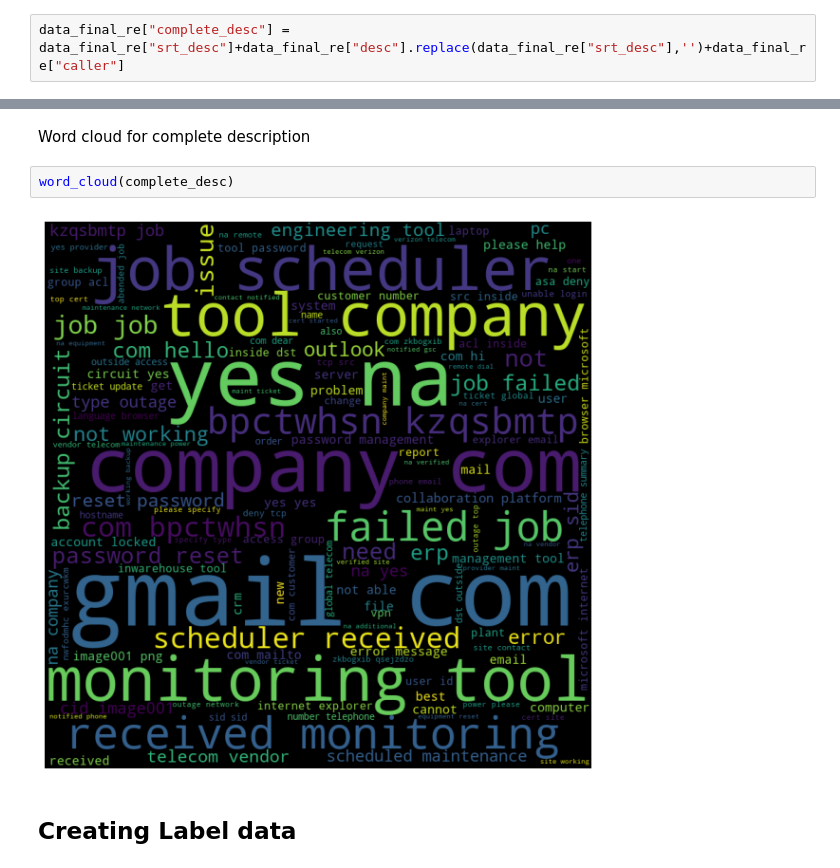
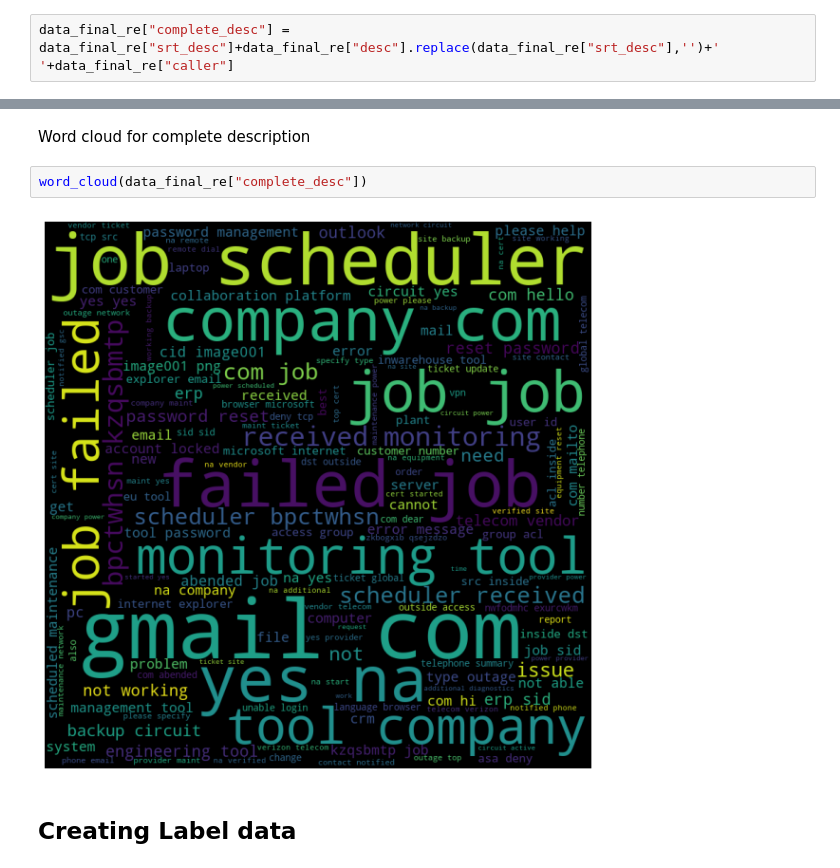
Before and after one commit to ai-nlp-gl/ticket-assignment, a Jupyter notebook: capstone_nlp.ipynb, the cells around one changed output, grey strips where cells are left out. Saved outputs shown, nothing was run; the diff lists cells and outputs as text.

```diff
--- a/capstone_nlp.ipynb
+++ b/capstone_nlp.ipynb
@@ -191,7 +197,7 @@ data_final_re = data.copy()
 # %% [markdown]
 ## Merging Short description, decription and caller column and creating new column as "Complete Desciption"
 # %%
-data_final_re["complete_desc"] = data_final_re["srt_desc"]+data_final_re["desc"].replace(data_final_re["srt_desc"],'')+data_final_re["caller"]
+data_final_re["complete_desc"] = data_final_re["srt_desc"]+data_final_re["desc"].replace(data_final_re["srt_desc"],'')+' '+data_final_re["caller"]
 # %%
 data_final_re.head()
 # %% [output]
@@ -408,9 +414,9 @@ data_final_re.head()
 # %% [markdown]
 Word cloud for complete description
 # %%
-word_cloud(complete_desc)
+word_cloud(data_final_re["complete_desc"])
 # %% [output]
-[figure, old version]
+[figure, new version]
 # %% [markdown]
 ## Creating Label data
 # %%
```
Also changed, not shown: parts of 39 cells of this notebook.
